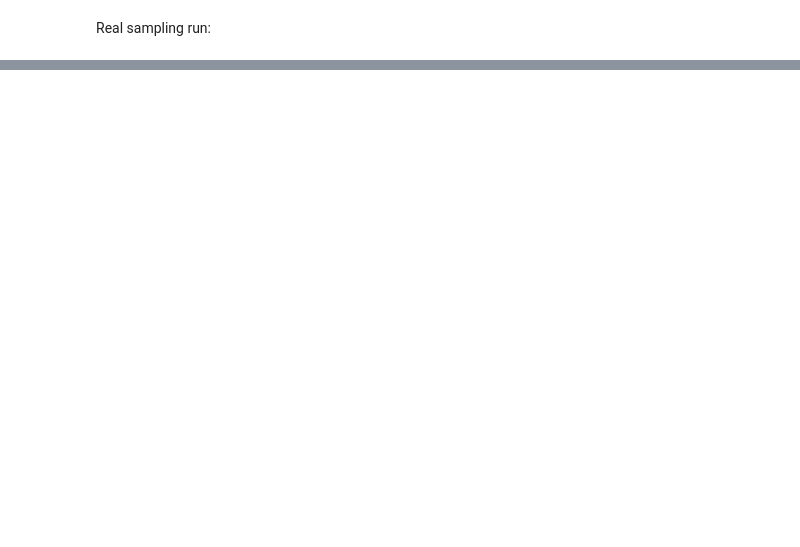
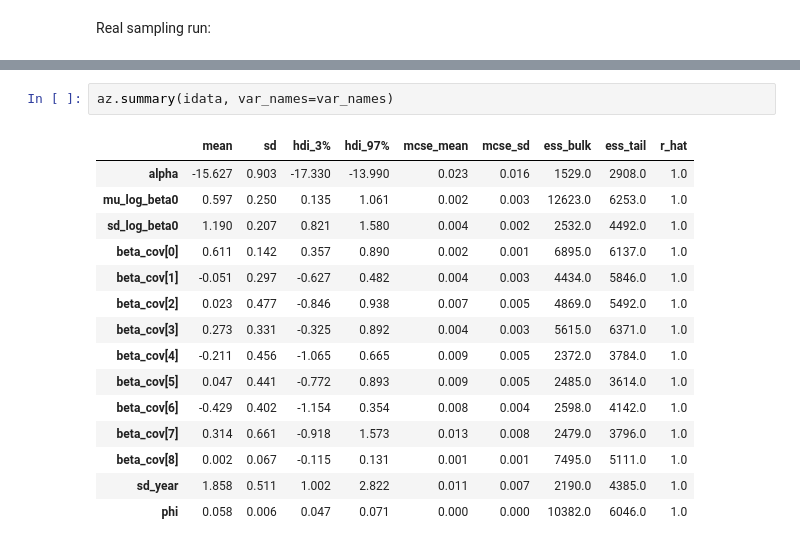
Before and after one commit to aleia-s/measles-case-study, a Jupyter notebook: notebooks/bayesian_hierarchical.ipynb, the cells around one changed output, grey strips where cells are left out. Drawn from its saved outputs; the diff is of its cells as text; blank space fills up the shorter version.

```diff
--- a/notebooks/bayesian_hierarchical.ipynb
+++ b/notebooks/bayesian_hierarchical.ipynb
@@ -255,0 +225,18 @@ Sampling 4 chains for 2_000 tune and 2_000 draw iterations (8_000 + 8_000 draws
+# %%
+az.summary(idata, var_names=var_names)
+# %% [output]
+|  | mean | sd | hdi_3% | hdi_97% | mcse_mean | mcse_sd | ess_bulk | ess_tail | r_hat |
+| alpha | -15.627 | 0.903 | -17.330 | -13.990 | 0.023 | 0.016 | 1529.0 | 2908.0 | 1.0 |
+| mu_log_beta0 | 0.597 | 0.250 | 0.135 | 1.061 | 0.002 | 0.003 | 12623.0 | 6253.0 | 1.0 |
+| sd_log_beta0 | 1.190 | 0.207 | 0.821 | 1.580 | 0.004 | 0.002 | 2532.0 | 4492.0 | 1.0 |
+| beta_cov[0] | 0.611 | 0.142 | 0.357 | 0.890 | 0.002 | 0.001 | 6895.0 | 6137.0 | 1.0 |
+| beta_cov[1] | -0.051 | 0.297 | -0.627 | 0.482 | 0.004 | 0.003 | 4434.0 | 5846.0 | 1.0 |
+| beta_cov[2] | 0.023 | 0.477 | -0.846 | 0.938 | 0.007 | 0.005 | 4869.0 | 5492.0 | 1.0 |
+| beta_cov[3] | 0.273 | 0.331 | -0.325 | 0.892 | 0.004 | 0.003 | 5615.0 | 6371.0 | 1.0 |
+| beta_cov[4] | -0.211 | 0.456 | -1.065 | 0.665 | 0.009 | 0.005 | 2372.0 | 3784.0 | 1.0 |
+| beta_cov[5] | 0.047 | 0.441 | -0.772 | 0.893 | 0.009 | 0.005 | 2485.0 | 3614.0 | 1.0 |
+| beta_cov[6] | -0.429 | 0.402 | -1.154 | 0.354 | 0.008 | 0.004 | 2598.0 | 4142.0 | 1.0 |
+| beta_cov[7] | 0.314 | 0.661 | -0.918 | 1.573 | 0.013 | 0.008 | 2479.0 | 3796.0 | 1.0 |
+| beta_cov[8] | 0.002 | 0.067 | -0.115 | 0.131 | 0.001 | 0.001 | 7495.0 | 5111.0 | 1.0 |
+| sd_year | 1.858 | 0.511 | 1.002 | 2.822 | 0.011 | 0.007 | 2190.0 | 4385.0 | 1.0 |
+| phi | 0.058 | 0.006 | 0.047 | 0.071 | 0.000 | 0.000 | 10382.0 | 6046.0 | 1.0 |
```
Also changed, not shown: parts of 9 cells of this notebook.
